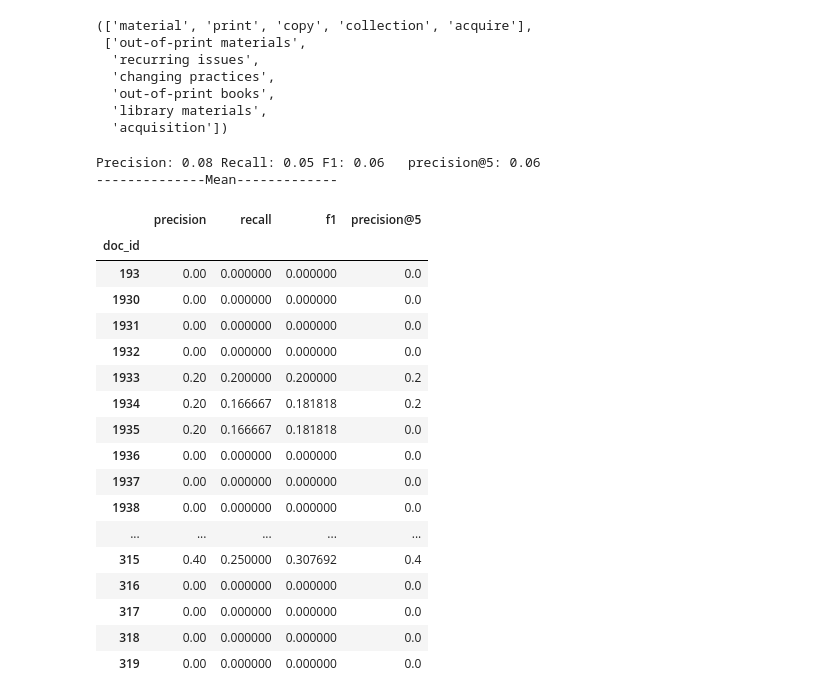
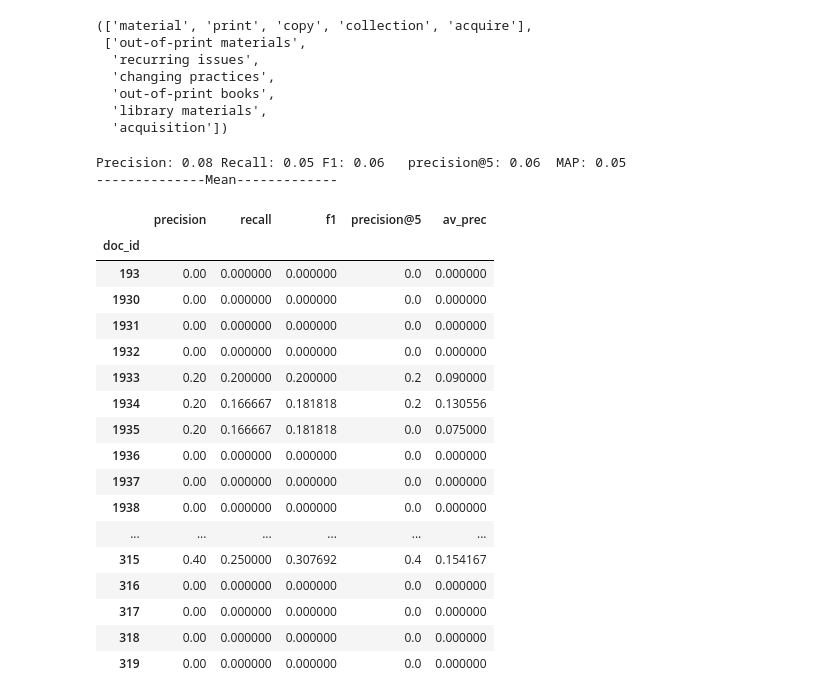
Before and after one commit to MartinXPN/Tecnico, a Jupyter notebook: InformationProcessing/Project1/Project-exercise-2.ipynb, the cells around one changed output. Drawn from its saved outputs; the diff is of its cells as text; code cells hidden in the pictures.

Commit message:
Calculate mean average precision

```diff
--- a/InformationProcessing/Project1/Project-exercise-2.ipynb
+++ b/InformationProcessing/Project1/Project-exercise-2.ipynb
@@ -96,53 +96,63 @@ predictions['193'], target['193']
 # %%
 predictions = {doc_id: [sno.stem(candidate) for candidate in candidates] for doc_id, candidates in predictions.items()}
 target = {doc_id: [sno.stem(candidate) for candidate in candidates] for doc_id, candidates in target.items()}
+# %%
+def avg_precisoin(pred, targ):
+    res, nb_correct = 0, 0
+    for i, p in enumerate(pred):
+        if p in targ:
+            nb_correct += 1
+        res += nb_correct / (i + 1)
+    return 1. / len(targ) * res
 # %%
 results = []
 for doc_id in sorted(predictions.keys()):
     p = set(predictions[doc_id])
     t = set(target[doc_id])
     at_5 = set(target[doc_id][:5])
 
     # We always predict 5 keywords
     precision = 0 if len(p) == 0 else len(p.intersection(t)) / len(p)
     recall = 0 if len(t) == 0 else len(p.intersection(t)) / len(t)
     results.append({
         'doc_id':      doc_id,
         'precision':   precision,
         'recall':      recall,
         'f1':          0 if (precision + recall) == 0 else 2 * precision * recall / (precision + recall),
-        'precision@5': 0 if len(p) == 0 else len(p.intersection(at_5)) / len(p),
+        'precision@5': len(p.intersection(at_5)) / 5.,
+        'av_prec':     avg_precisoin(p, t)
     })
 
 results = pd.DataFrame(results)
 results.set_index('doc_id', inplace=True)
 
-print('Precision: {:.2f} Recall: {:.2f} F1: {:.2f}   precision@5: {:.2f}'.format(
+print('Precision: {:.2f} Recall: {:.2f} F1: {:.2f}   precision@5: {:.2f}  MAP: {:.2f}'.format(
     results["precision"].mean(),
     results["recall"].mean(),
     results["f1"].mean(),
     results["precision@5"].mean(),
+    results["av_prec"].mean()
 ))
 print('--------------Mean-------------')
 results
 # %% [output]
-Precision: 0.08 Recall: 0.05 F1: 0.06   precision@5: 0.06
+Precision: 0.08 Recall: 0.05 F1: 0.06   precision@5: 0.06  MAP: 0.05
 --------------Mean-------------
-|  | precision | recall | f1 | precision@5 |
-| doc_id |  |  |  |  |
-| 193 | 0.00 | 0.000000 | 0.000000 | 0.0 |
-| 1930 | 0.00 | 0.000000 | 0.000000 | 0.0 |
-| 1931 | 0.00 | 0.000000 | 0.000000 | 0.0 |
-| 1932 | 0.00 | 0.000000 | 0.000000 | 0.0 |
-| 1933 | 0.20 | 0.200000 | 0.200000 | 0.2 |
-| 1934 | 0.20 | 0.166667 | 0.181818 | 0.2 |
-| 1935 | 0.20 | 0.166667 | 0.181818 | 0.0 |
-| 1936 | 0.00 | 0.000000 | 0.000000 | 0.0 |
-| 1937 | 0.00 | 0.000000 | 0.000000 | 0.0 |
-| 1938 | 0.00 | 0.000000 | 0.000000 | 0.0 |
-| ... | ... | ... | ... | ... |
-| 315 | 0.40 | 0.250000 | 0.307692 | 0.4 |
-| 316 | 0.00 | 0.000000 | 0.000000 | 0.0 |
-| 317 | 0.00 | 0.000000 | 0.000000 | 0.0 |
-| 318 | 0.00 | 0.000000 | 0.000000 | 0.0 |
-| 319 | 0.00 | 0.000000 | 0.000000 | 0.0 |
+|  | precision | recall | f1 | precision@5 | av_prec |
+| doc_id |  |  |  |  |  |
+| 193 | 0.00 | 0.000000 | 0.000000 | 0.0 | 0.000000 |
+| 1930 | 0.00 | 0.000000 | 0.000000 | 0.0 | 0.000000 |
+| 1931 | 0.00 | 0.000000 | 0.000000 | 0.0 | 0.000000 |
+| 1932 | 0.00 | 0.000000 | 0.000000 | 0.0 | 0.000000 |
+| 1933 | 0.20 | 0.200000 | 0.200000 | 0.2 | 0.090000 |
+| 1934 | 0.20 | 0.166667 | 0.181818 | 0.2 | 0.130556 |
+| 1935 | 0.20 | 0.166667 | 0.181818 | 0.0 | 0.075000 |
+| 1936 | 0.00 | 0.000000 | 0.000000 | 0.0 | 0.000000 |
+| 1937 | 0.00 | 0.000000 | 0.000000 | 0.0 | 0.000000 |
+| 1938 | 0.00 | 0.000000 | 0.000000 | 0.0 | 0.000000 |
+| ... | ... | ... | ... | ... | ... |
+| 315 | 0.40 | 0.250000 | 0.307692 | 0.4 | 0.154167 |
+| 316 | 0.00 | 0.000000 | 0.000000 | 0.0 | 0.000000 |
+| 317 | 0.00 | 0.000000 | 0.000000 | 0.0 | 0.000000 |
+| 318 | 0.00 | 0.000000 | 0.000000 | 0.0 | 0.000000 |
+| 319 | 0.00 | 0.000000 | 0.000000 | 0.0 | 0.000000 |
```
Also changed, not shown: 2 other files.
